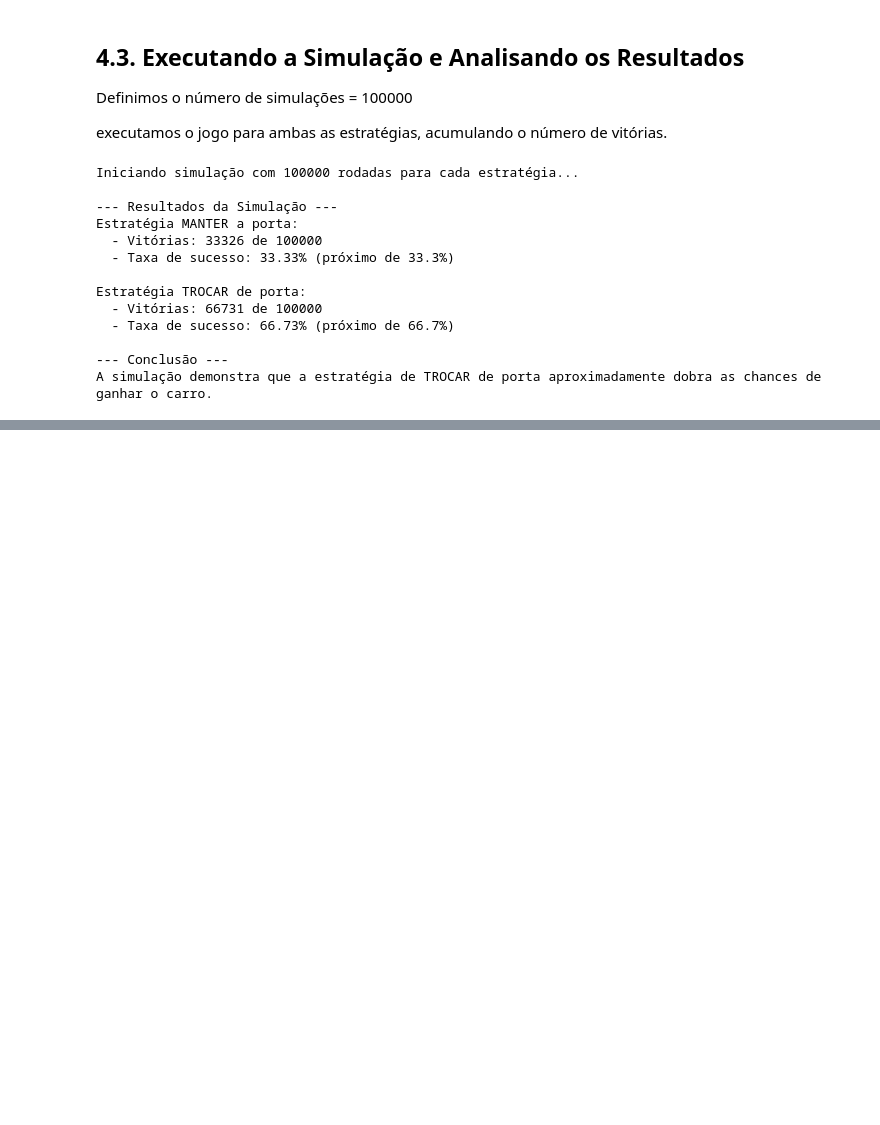
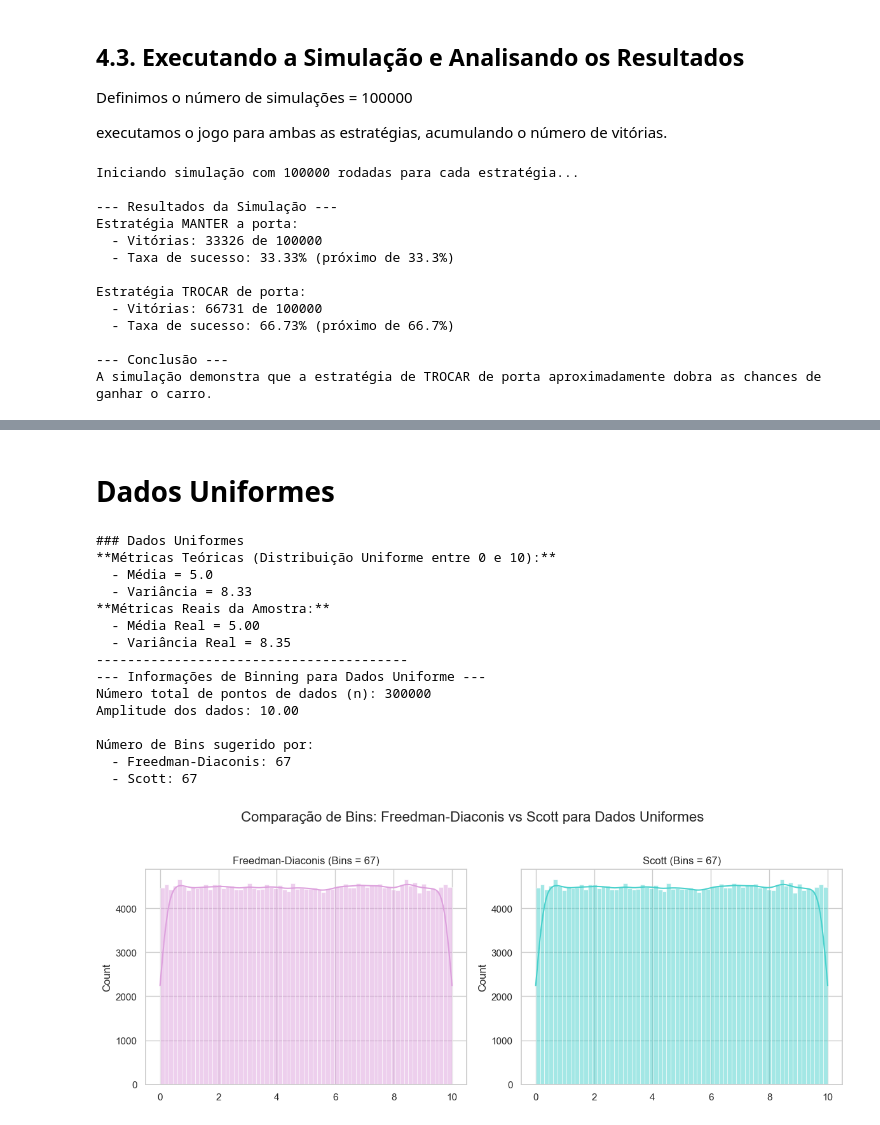
Before and after one commit to TomazFilgueira/PPGEEC2317---SISTEMAS-PROBABIL-STICOS, a Jupyter notebook: Project Euler.ipynb, the cells around one changed output, grey strips where cells are left out. Drawn from its saved outputs; the diff is of its cells as text; code cells hidden in the pictures; blank space fills up the shorter version.

```diff
--- a/Project Euler.ipynb
+++ b/Project Euler.ipynb
@@ -657,0 +873,55 @@ A simulação demonstra que a estratégia de TROCAR de porta aproximadamente dob
+# %% [markdown]
+# Dados Uniformes
+# %%
+# Célula 4: Gerar Dados Uniformes e Comparar Bins
+
+np.random.seed(44) # Para reprodutibilidade
+low_uniform, high_uniform = 0, 10
+uniform_data = np.random.uniform(low=low_uniform, high=high_uniform, size=300000)
+n_uniform = len(uniform_data)
+
+# --- Métricas Teóricas vs. Reais ---
+mean_theoretical_uniform = (low_uniform + high_uniform) / 2
+variance_theoretical_uniform = (high_uniform - low_uniform)**2 / 12
+print(f"### Dados Uniformes")
+print(f"**Métricas Teóricas (Distribuição Uniforme entre {low_uniform} e {high_uniform}):**")
+print(f"  - Média = {mean_theoretical_uniform}")
+print(f"  - Variância = {variance_theoretical_uniform:.2f}")
+print(f"**Métricas Reais da Amostra:**")
+print(f"  - Média Real = {np.mean(uniform_data):.2f}")
+print(f"  - Variância Real = {np.var(uniform_data):.2f}")
+print("-" * 40)
+
+num_bins_fd_uniform, num_bins_scott_uniform = calculate_and_print_bins(uniform_data, n_uniform, "Uniforme")
+
+# Visualização e Comparação para Dados Uniformes
+fig, axes = plt.subplots(1, 2, figsize=(12, 5))
+fig.suptitle('Comparação de Bins: Freedman-Diaconis vs Scott para Dados Uniformes', fontsize=16)
+
+# 1. Regra de Freedman-Diaconis
+sns.histplot(uniform_data, bins=num_bins_fd_uniform, kde=True, ax=axes[0], color='plum')
+axes[0].set_title(f'Freedman-Diaconis (Bins = {num_bins_fd_uniform})')
+
+# 2. Regra de Scott
+sns.histplot(uniform_data, bins=num_bins_scott_uniform, kde=True, ax=axes[1], color='mediumturquoise')
+axes[1].set_title(f'Scott (Bins = {num_bins_scott_uniform})')
+
+plt.tight_layout(rect=[0, 0.03, 1, 0.95])
+plt.show()
+# %% [output]
+### Dados Uniformes
+**Métricas Teóricas (Distribuição Uniforme entre 0 e 10):**
+  - Média = 5.0
+  - Variância = 8.33
+**Métricas Reais da Amostra:**
+  - Média Real = 5.00
+  - Variância Real = 8.35
+----------------------------------------
+--- Informações de Binning para Dados Uniforme ---
+Número total de pontos de dados (n): 300000
+Amplitude dos dados: 10.00
+
+Número de Bins sugerido por:
+  - Freedman-Diaconis: 67
+  - Scott: 67
+[figure, added]
```
Also changed, not shown: parts of 5 cells of this notebook.
